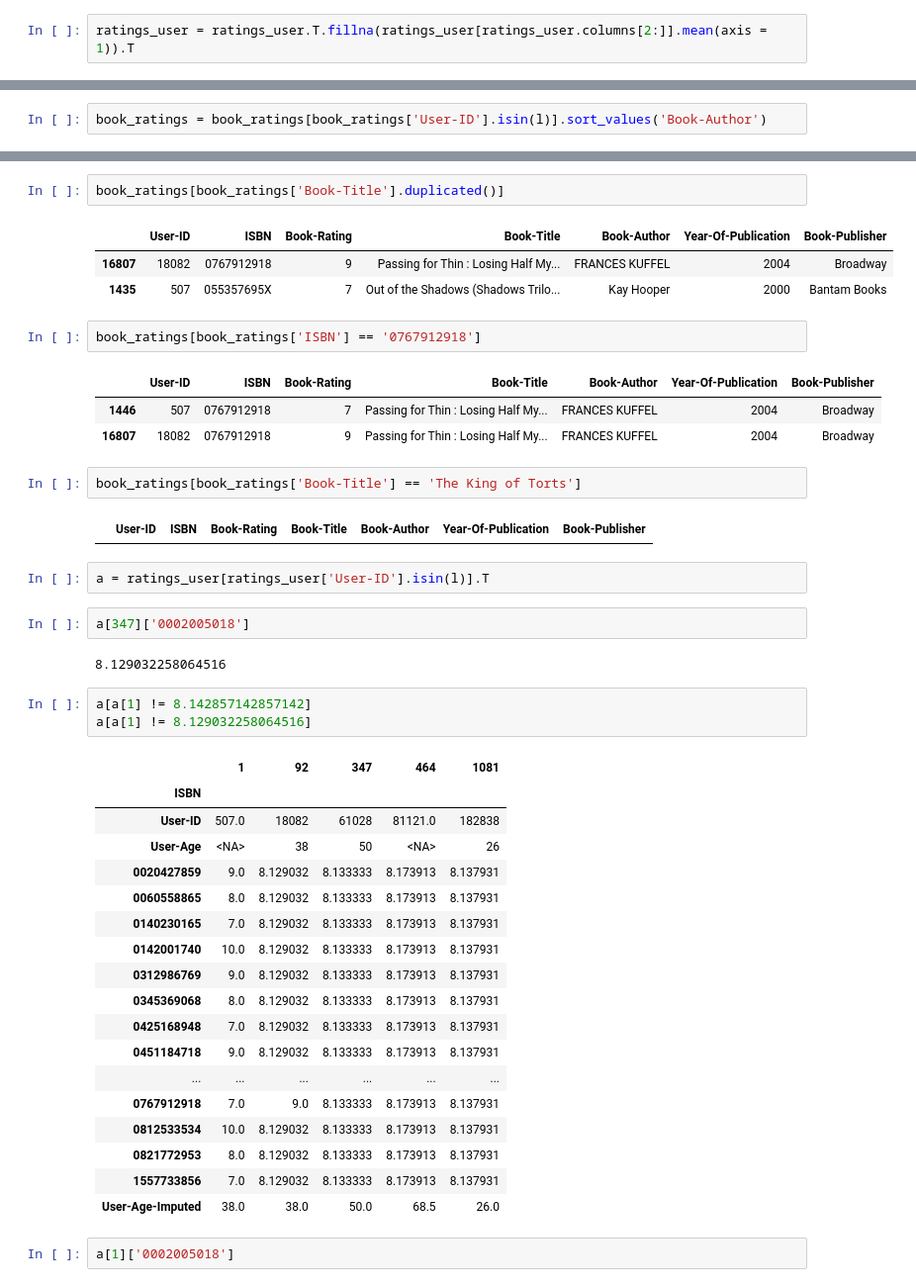
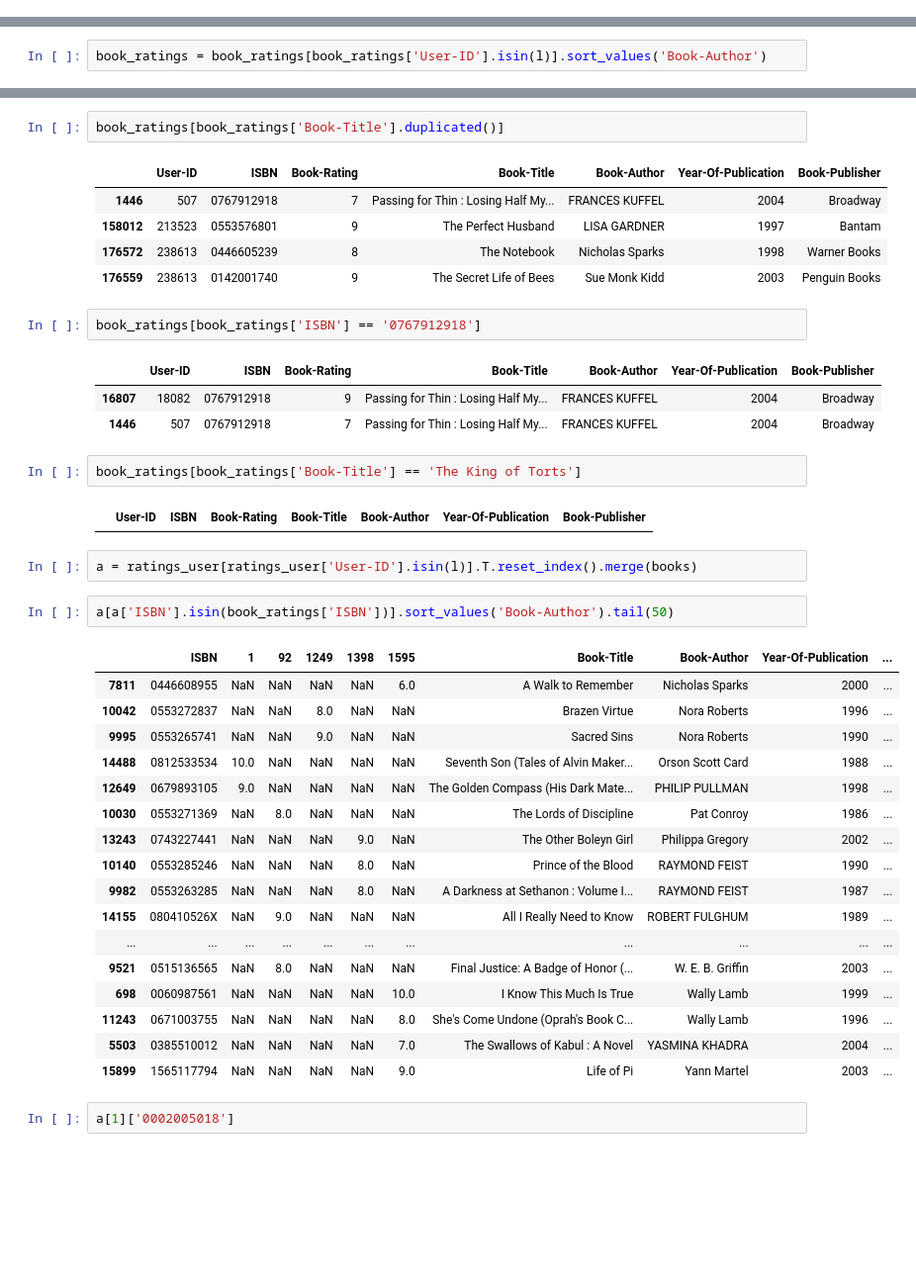
Before and after one commit to caseynator123/EDP_assigment2, a Jupyter notebook: eda/testing_knn_age.ipynb, the cells around one changed output, grey strips where cells are left out. Shown at 99% size. Cells and saved outputs as stored; diff of their text form; blank space fills up the shorter version.

```diff
--- a/eda/testing_knn_age.ipynb
+++ b/eda/testing_knn_age.ipynb
@@ -62,5 +62,3 @@ books_read[books_read['ISBN'] > 25]
 ratings_user = ratings_user[ratings_user['User-ID'].isin(books_read[books_read['ISBN'] > 20]['User-ID'])]
 # %%
 ratings_user = pd.pivot(ratings_user, index = ['User-ID', 'User-Age'], values = 'Book-Rating', columns = 'ISBN').reset_index()
-# %%
-ratings_user = ratings_user.T.fillna(ratings_user[ratings_user.columns[2:]].mean(axis = 1)).T
@@ -150,46 +176,42 @@ book_ratings
 book_ratings[book_ratings['Book-Title'].duplicated()]
 # %% [output]
 |  | User-ID | ISBN | Book-Rating | Book-Title | Book-Author | Year-Of-Publication | Book-Publisher |
-| 16807 | 18082 | 0767912918 | 9 | Passing for Thin : Losing Half My... | FRANCES KUFFEL | 2004 | Broadway |
-| 1435 | 507 | 055357695X | 7 | Out of the Shadows (Shadows Trilo... | Kay Hooper | 2000 | Bantam Books |
+| 1446 | 507 | 0767912918 | 7 | Passing for Thin : Losing Half My... | FRANCES KUFFEL | 2004 | Broadway |
+| 158012 | 213523 | 0553576801 | 9 | The Perfect Husband | LISA GARDNER | 1997 | Bantam |
+| 176572 | 238613 | 0446605239 | 8 | The Notebook | Nicholas Sparks | 1998 | Warner Books |
+| 176559 | 238613 | 0142001740 | 9 | The Secret Life of Bees | Sue Monk Kidd | 2003 | Penguin Books |
 # %%
 book_ratings[book_ratings['ISBN'] == '0767912918']
 # %% [output]
 |  | User-ID | ISBN | Book-Rating | Book-Title | Book-Author | Year-Of-Publication | Book-Publisher |
+| 16807 | 18082 | 0767912918 | 9 | Passing for Thin : Losing Half My... | FRANCES KUFFEL | 2004 | Broadway |
 | 1446 | 507 | 0767912918 | 7 | Passing for Thin : Losing Half My... | FRANCES KUFFEL | 2004 | Broadway |
-| 16807 | 18082 | 0767912918 | 9 | Passing for Thin : Losing Half My... | FRANCES KUFFEL | 2004 | Broadway |
 # %%
 book_ratings[book_ratings['Book-Title'] == 'The King of Torts']
 # %% [output]
 |  | User-ID | ISBN | Book-Rating | Book-Title | Book-Author | Year-Of-Publication | Book-Publisher |
-# %%
-a = ratings_user[ratings_user['User-ID'].isin(l)].T
-# %%
-a[347]['0002005018']
-# %% [output]
-8.129032258064516
+# %%
+a = ratings_user[ratings_user['User-ID'].isin(l)].T.reset_index().merge(books)
 # %%
-a[a[1] != 8.142857142857142]
-a[a[1] != 8.129032258064516]
+a[a['ISBN'].isin(book_ratings['ISBN'])].sort_values('Book-Author').tail(50)
 # %% [output]
-|  | 1 | 92 | 347 | 464 | 1081 |
-| ISBN |  |  |  |  |  |
-| User-ID | 507.0 | 18082 | 61028 | 81121.0 | 182838 |
-| User-Age | <NA> | 38 | 50 | <NA> | 26 |
-| 0020427859 | 9.0 | 8.129032 | 8.133333 | 8.173913 | 8.137931 |
-| 0060558865 | 8.0 | 8.129032 | 8.133333 | 8.173913 | 8.137931 |
-| 0140230165 | 7.0 | 8.129032 | 8.133333 | 8.173913 | 8.137931 |
-| 0142001740 | 10.0 | 8.129032 | 8.133333 | 8.173913 | 8.137931 |
-| 0312986769 | 9.0 | 8.129032 | 8.133333 | 8.173913 | 8.137931 |
-| 0345369068 | 8.0 | 8.129032 | 8.133333 | 8.173913 | 8.137931 |
-| 0425168948 | 7.0 | 8.129032 | 8.133333 | 8.173913 | 8.137931 |
-| 0451184718 | 9.0 | 8.129032 | 8.133333 | 8.173913 | 8.137931 |
-| ... | ... | ... | ... | ... | ... |
-| 0767912918 | 7.0 | 9.0 | 8.133333 | 8.173913 | 8.137931 |
-| 0812533534 | 10.0 | 8.129032 | 8.133333 | 8.173913 | 8.137931 |
-| 0821772953 | 8.0 | 8.129032 | 8.133333 | 8.173913 | 8.137931 |
-| 1557733856 | 7.0 | 8.129032 | 8.133333 | 8.173913 | 8.137931 |
-| User-Age-Imputed | 38.0 | 38.0 | 50.0 | 68.5 | 26.0 |
+|  | ISBN | 1 | 92 | 1249 | 1398 | 1595 | Book-Title | Book-Author | Year-Of-Publication | ... |
+| 7811 | 0446608955 | NaN | NaN | NaN | NaN | 6.0 | A Walk to Remember | Nicholas Sparks | 2000 | ... |
+| 10042 | 0553272837 | NaN | NaN | 8.0 | NaN | NaN | Brazen Virtue | Nora Roberts | 1996 | ... |
+| 9995 | 0553265741 | NaN | NaN | 9.0 | NaN | NaN | Sacred Sins | Nora Roberts | 1990 | ... |
+| 14488 | 0812533534 | 10.0 | NaN | NaN | NaN | NaN | Seventh Son (Tales of Alvin Maker... | Orson Scott Card | 1988 | ... |
+| 12649 | 0679893105 | 9.0 | NaN | NaN | NaN | NaN | The Golden Compass (His Dark Mate... | PHILIP PULLMAN | 1998 | ... |
+| 10030 | 0553271369 | NaN | 8.0 | NaN | NaN | NaN | The Lords of Discipline | Pat Conroy | 1986 | ... |
+| 13243 | 0743227441 | NaN | NaN | NaN | 9.0 | NaN | The Other Boleyn Girl | Philippa Gregory | 2002 | ... |
+| 10140 | 0553285246 | NaN | NaN | NaN | 8.0 | NaN | Prince of the Blood | RAYMOND FEIST | 1990 | ... |
+| 9982 | 0553263285 | NaN | NaN | NaN | 8.0 | NaN | A Darkness at Sethanon : Volume I... | RAYMOND FEIST | 1987 | ... |
+| 14155 | 080410526X | NaN | 9.0 | NaN | NaN | NaN | All I Really Need to Know | ROBERT FULGHUM | 1989 | ... |
+| ... | ... | ... | ... | ... | ... | ... | ... | ... | ... | ... |
+| 9521 | 0515136565 | NaN | 8.0 | NaN | NaN | NaN | Final Justice: A Badge of Honor (... | W. E. B. Griffin | 2003 | ... |
+| 698 | 0060987561 | NaN | NaN | NaN | NaN | 10.0 | I Know This Much Is True | Wally Lamb | 1999 | ... |
+| 11243 | 0671003755 | NaN | NaN | NaN | NaN | 8.0 | She's Come Undone (Oprah's Book C... | Wally Lamb | 1996 | ... |
+| 5503 | 0385510012 | NaN | NaN | NaN | NaN | 7.0 | The Swallows of Kabul : A Novel | YASMINA KHADRA | 2004 | ... |
+| 15899 | 1565117794 | NaN | NaN | NaN | NaN | 9.0 | Life of Pi | Yann Martel | 2003 | ... |
 # %%
 a[1]['0002005018']
 # %% [output]
```
Also changed, not shown: parts of 12 cells of this notebook.
